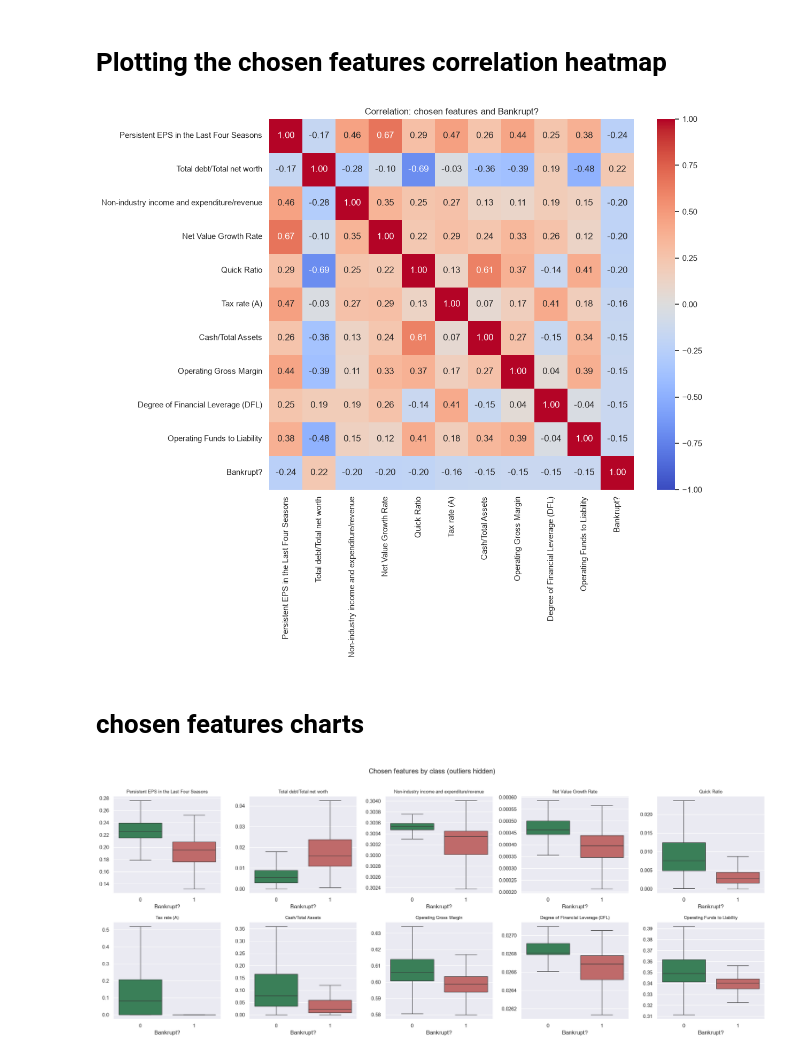
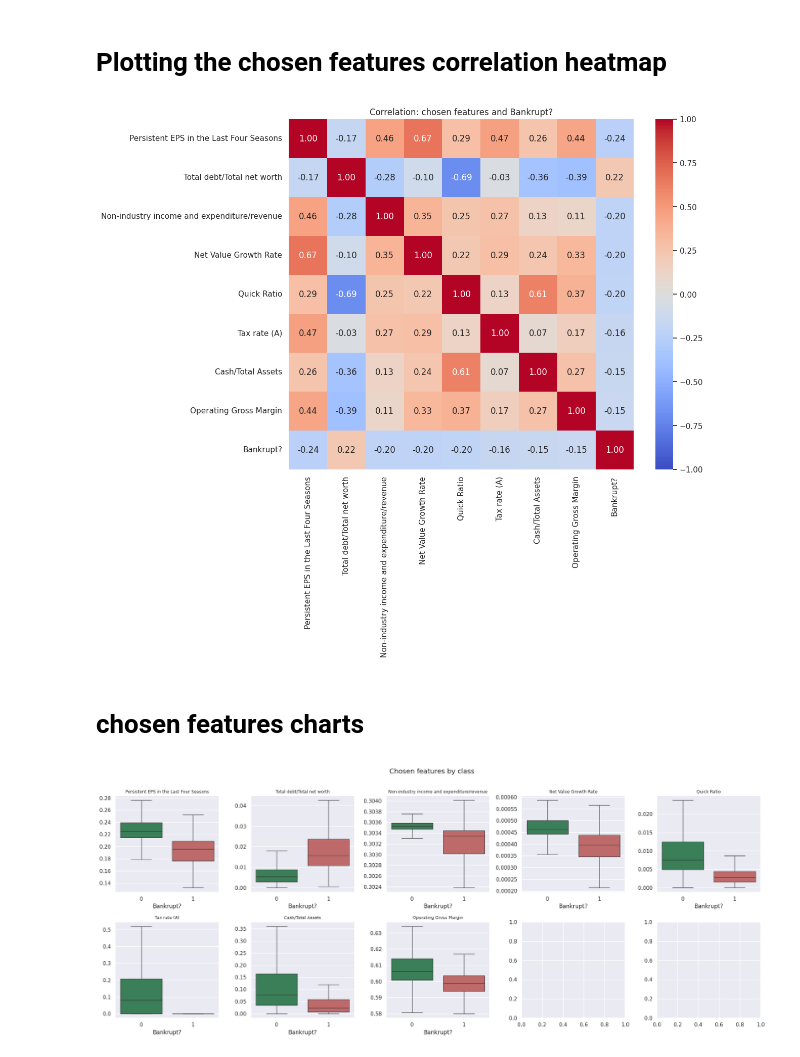
Before and after one commit to Goat-Seller/bankruptcy-prediction, a Jupyter notebook: bankruptcy_prediction.ipynb, the cells around one changed output. Cells and saved outputs as stored; diff of their text form; code cells hidden in the pictures.

```diff
--- a/bankruptcy_prediction.ipynb
+++ b/bankruptcy_prediction.ipynb
@@ -10,6 +10,6 @@ from sklearn.model_selection import train_test_split
 
 sns.set_theme()
 
-data = pd.read_csv('./content/data.csv')
+data = pd.read_csv('/content/data.csv')
 # %%
 print(data.shape)
@@ -67,8 +82,8 @@ Duplicated rows: 0
 # %%
 target = "Bankrupt?"
 
-constant = [c for c in data.columns if data[c].nunique() == 1]
-binary = [c for c in data.columns if data[c].nunique() <= 2 and c != target]
+constant = [c for c in train.columns if train[c].nunique() == 1]
+binary = [c for c in train.columns if train[c].nunique() <= 2 and c != target]
 # %%
 data.columns = data.columns.str.strip()
 
@@ -170,7 +185,9 @@ chosen = []
 for c in corr_t.abs().sort_values(ascending=False).index:
     if all(corr_f.loc[c, s] < 0.7 for s in chosen):
         chosen.append(c)
-    if len(chosen) == 10:
+    if corr_t.abs()[c] < 0.15:
+        break
+    if len(chosen) == 30:
         break
 
 print(corr_t[chosen].round(3))
@@ -201,25 +216,25 @@ sns.heatmap(cm, annot=True, fmt=".2f", cmap="coolwarm", vmin=-1, vmax=1)
 plt.title("Correlation: chosen features and Bankrupt?")
 plt.show()
 # %% [output]
-[figure, old version]
+[figure, new version]
 # %% [markdown]
 # chosen features charts
 # %%
 palette = {0: "seagreen", 1: "indianred"}
 
 fig, ax = plt.subplots(2, 5, figsize=(20, 8))
 ax = ax.flatten()
 for a, c in zip(ax, chosen):
     sns.boxplot(data=data, x=target, y=c, hue=target, palette=palette,
                 legend=False, ax=a, showfliers=False)
     a.set_title(c, fontsize=9)
     a.set_xlabel("Bankrupt?")
     a.set_ylabel("")
-plt.suptitle("Chosen features by class (outliers hidden)", y=1.01)
+plt.suptitle("Chosen features by class", y=1.01)
 plt.tight_layout()
 plt.show()
 # %% [output]
-[figure, old version]
+[figure, new version]
 # %%
 palette = {0: "seagreen", 1: "indianred"}
 
```
Also changed, not shown: parts of 17 cells of this notebook.
